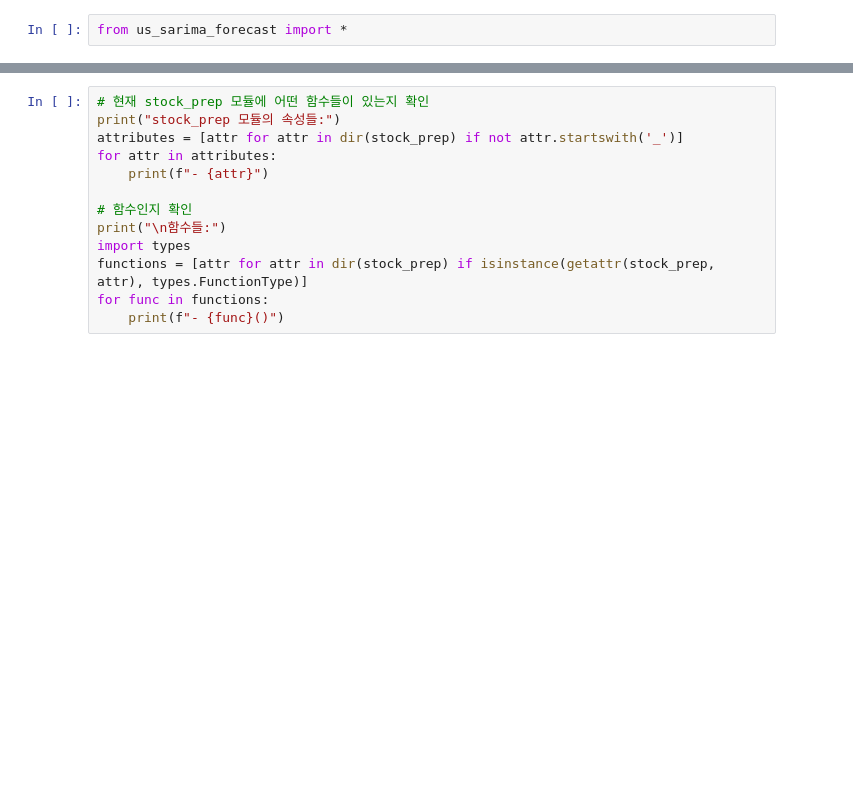
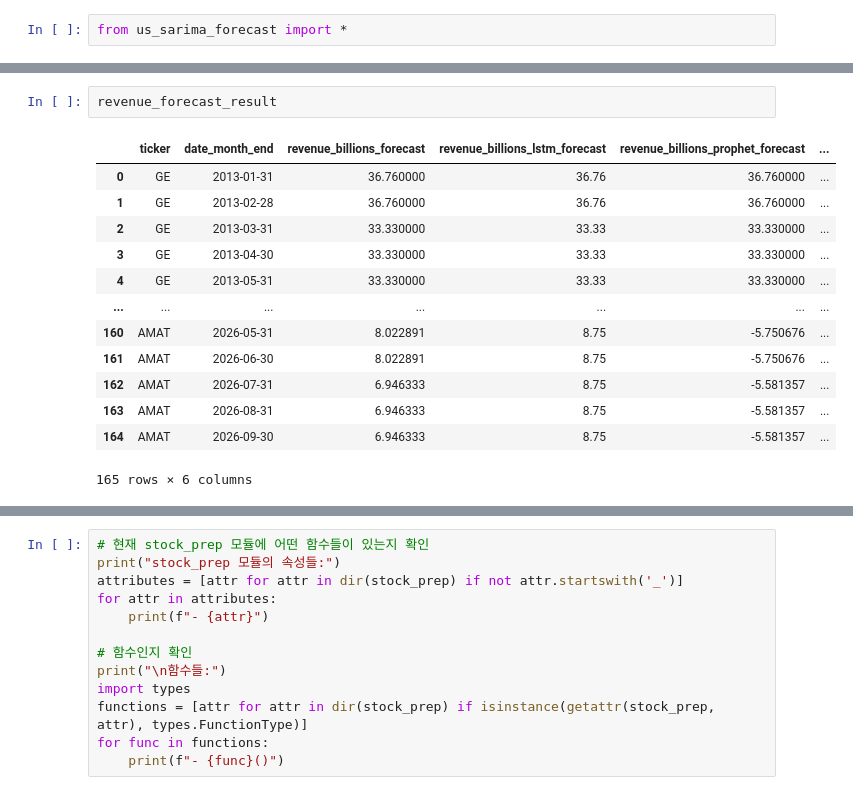
Before and after one commit to stox74/stock_forecast, a Jupyter notebook: US_Market/valuation/valuation_model_v5.ipynb, the cells around one changed output, grey strips where cells are left out. Drawn from its saved outputs; the diff is of its cells as text; blank space fills up the shorter version.

```diff
--- a/US_Market/valuation/valuation_model_v5.ipynb
+++ b/US_Market/valuation/valuation_model_v5.ipynb
@@ -580,0 +555,16 @@ es_result_data.tail(10)
+# %%
+revenue_forecast_result
+# %% [output]
+|  | ticker | date_month_end | revenue_billions_forecast | revenue_billions_lstm_forecast | revenue_billions_prophet_forecast | ... |
+| 0 | GE | 2013-01-31 | 36.760000 | 36.76 | 36.760000 | ... |
+| 1 | GE | 2013-02-28 | 36.760000 | 36.76 | 36.760000 | ... |
+| 2 | GE | 2013-03-31 | 33.330000 | 33.33 | 33.330000 | ... |
+| 3 | GE | 2013-04-30 | 33.330000 | 33.33 | 33.330000 | ... |
+| 4 | GE | 2013-05-31 | 33.330000 | 33.33 | 33.330000 | ... |
+| ... | ... | ... | ... | ... | ... | ... |
+| 160 | AMAT | 2026-05-31 | 8.022891 | 8.75 | -5.750676 | ... |
+| 161 | AMAT | 2026-06-30 | 8.022891 | 8.75 | -5.750676 | ... |
+| 162 | AMAT | 2026-07-31 | 6.946333 | 8.75 | -5.581357 | ... |
+| 163 | AMAT | 2026-08-31 | 6.946333 | 8.75 | -5.581357 | ... |
+| 164 | AMAT | 2026-09-30 | 6.946333 | 8.75 | -5.581357 | ... |
+165 rows × 6 columns
```
Also changed, not shown: parts of 22 cells of this notebook, 2 other files.
